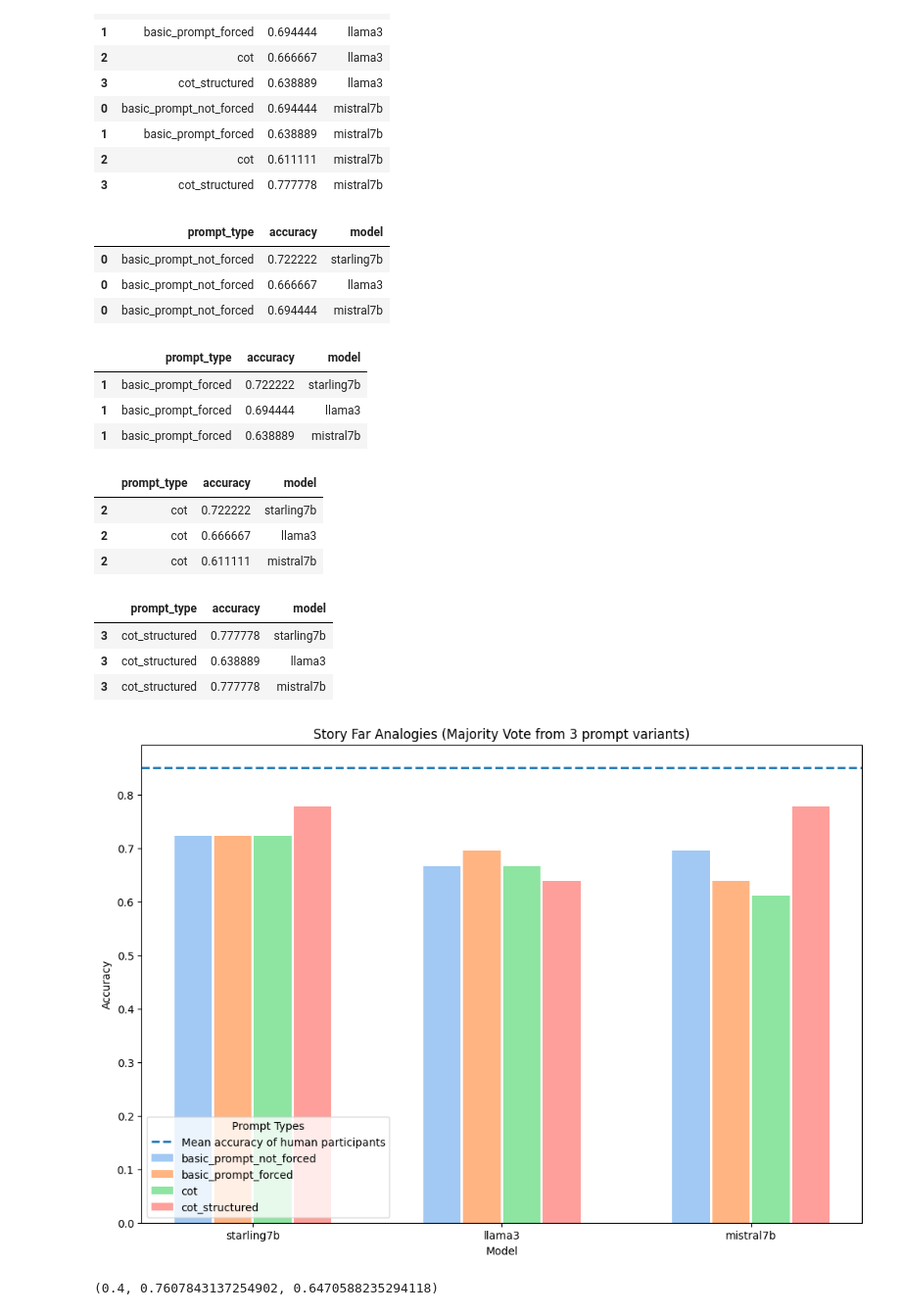
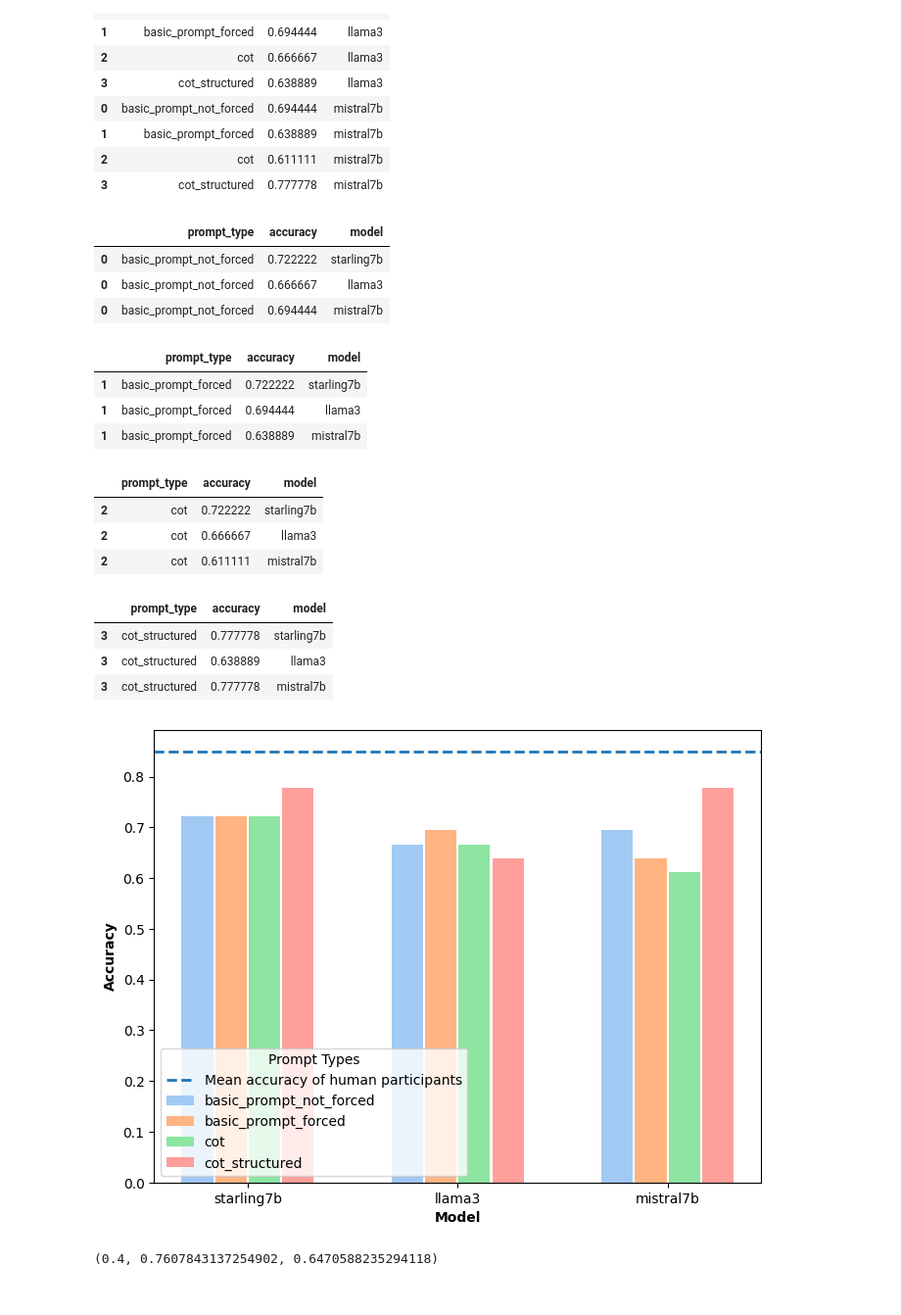
Before and after one commit to jakub-podolak/AbstractAnalogies, a Jupyter notebook: notebooks/story_analogies_postprocessing.ipynb, the cells around one changed output. Shown at 98% size. Cells and saved outputs as stored; diff of their text form; code cells hidden in the pictures.

Commit message:
larger plot

```diff
--- a/notebooks/story_analogies_postprocessing.ipynb
+++ b/notebooks/story_analogies_postprocessing.ipynb
@@ -138,7 +139,7 @@ colors = {
 
 
 # Plotting
-fig, ax = plt.subplots(figsize=(12, 8))
+fig, ax = plt.subplots(figsize=(8, 6))
 
 # Unique data points
 unique_data = df['model'].unique()
@@ -156,38 +157,37 @@ offsets = {
 
 for pt in df['prompt_type'].unique():
     model_data = df[df['prompt_type'] == pt]
     display(model_data)
     positions_with_offset = [p + offsets[pt] for p in positions]
     ax.bar(positions_with_offset, model_data['accuracy'], width=width, label=pt, color=colors[pt])
 
 ax.axhline(0.85, linewidth=2, label='Mean accuracy of human participants', linestyle='dashed')
-ax.set_xlabel('Model')
-ax.set_ylabel('Accuracy')
-ax.set_title('Story Far Analogies (Majority Vote from 3 prompt variants)')
+ax.set_xlabel('Model', fontweight='bold')
+ax.set_ylabel('Accuracy', fontweight='bold')
 ax.set_xticks(positions)
 ax.set_xticklabels(unique_data)
 ax.legend(title='Prompt Types', loc='lower left')
 
-plt.savefig('story_far_results.png')
+plt.savefig('story_far_results.png', dpi=600)
 plt.show()
 # %% [output]
 |  | prompt_type | accuracy | model |
 | 0 | basic_prompt_not_forced | 0.722222 | starling7b |
 | 0 | basic_prompt_not_forced | 0.666667 | llama3 |
 | 0 | basic_prompt_not_forced | 0.694444 | mistral7b |
 |  | prompt_type | accuracy | model |
 | 1 | basic_prompt_forced | 0.722222 | starling7b |
 | 1 | basic_prompt_forced | 0.694444 | llama3 |
 | 1 | basic_prompt_forced | 0.638889 | mistral7b |
 |  | prompt_type | accuracy | model |
 | 2 | cot | 0.722222 | starling7b |
 | 2 | cot | 0.666667 | llama3 |
 | 2 | cot | 0.611111 | mistral7b |
 |  | prompt_type | accuracy | model |
 | 3 | cot_structured | 0.777778 | starling7b |
 | 3 | cot_structured | 0.638889 | llama3 |
 | 3 | cot_structured | 0.777778 | mistral7b |
-[figure, old version]
+[figure, new version]
 # %%
 import seaborn as sns
 # %%
```
Also changed, not shown: parts of 5 cells of this notebook, 1 other file.
